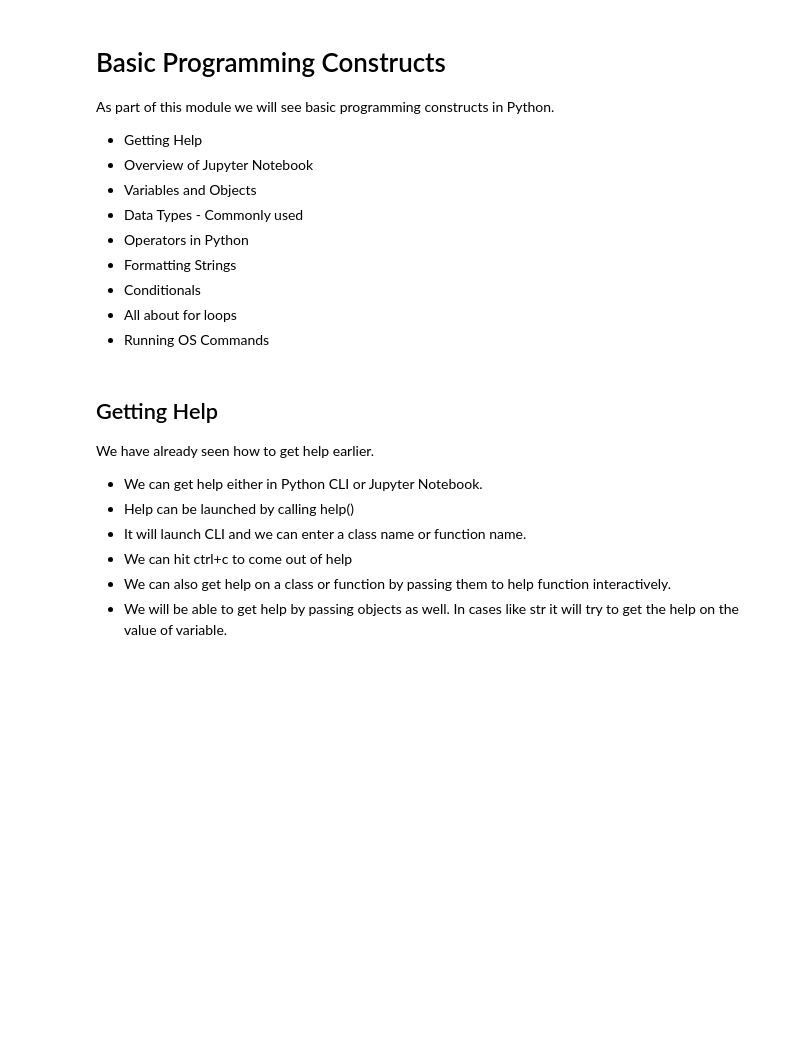
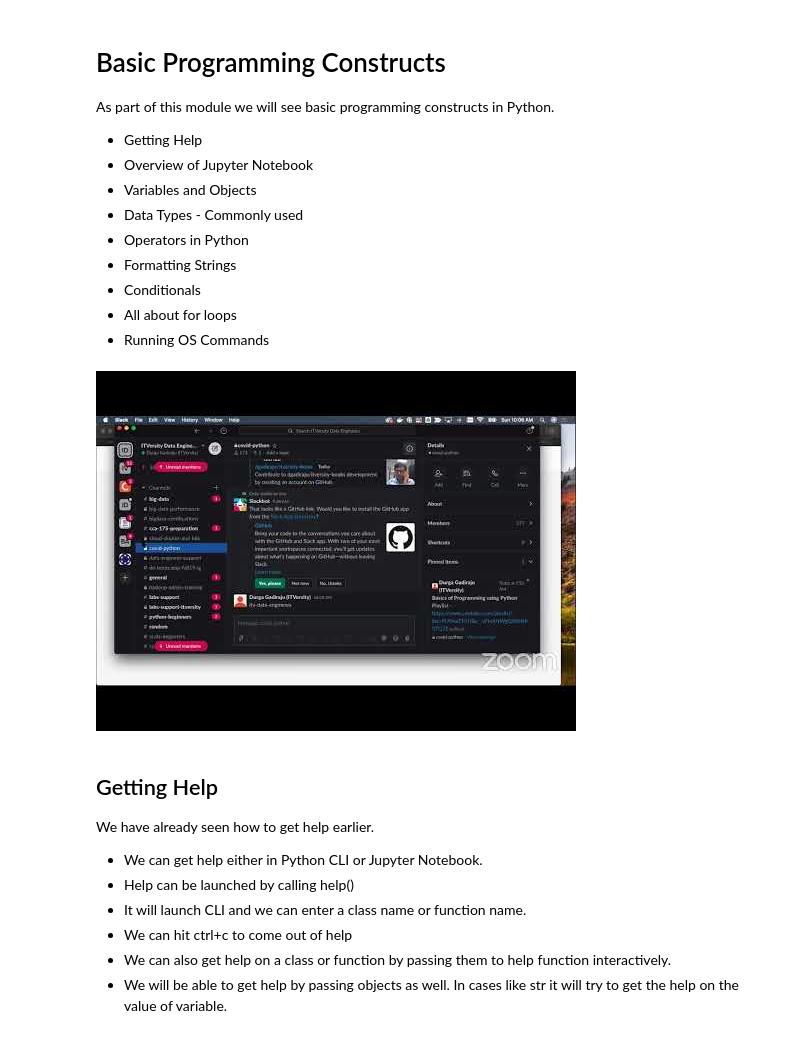
Before and after one commit to vpankaj97/itversity-books, a Jupyter notebook: Data Engineering Bootcamp/30 Basics of Programming using Python/02 Basic Programming Constructs.ipynb, the cells around one changed output. Drawn from its saved outputs; the diff is of its cells as text; code cells hidden in the pictures; blank space fills up the shorter version.

Commit message:
Added video

```diff
--- a/Data Engineering Bootcamp/30 Basics of Programming using Python/02 Basic Programming Constructs.ipynb
+++ b/Data Engineering Bootcamp/30 Basics of Programming using Python/02 Basic Programming Constructs.ipynb
@@ -12,6 +12,11 @@ As part of this module we will see basic programming constructs in Python.
 * Conditionals
 * All about for loops
 * Running OS Commands
+# %%
+from IPython.lib.display import YouTubeVideo
+YouTubeVideo('_kdx6zrRc50')
+# %% [output]
+[figure, added]
 # %% [markdown]
 ## Getting Help
 
```
